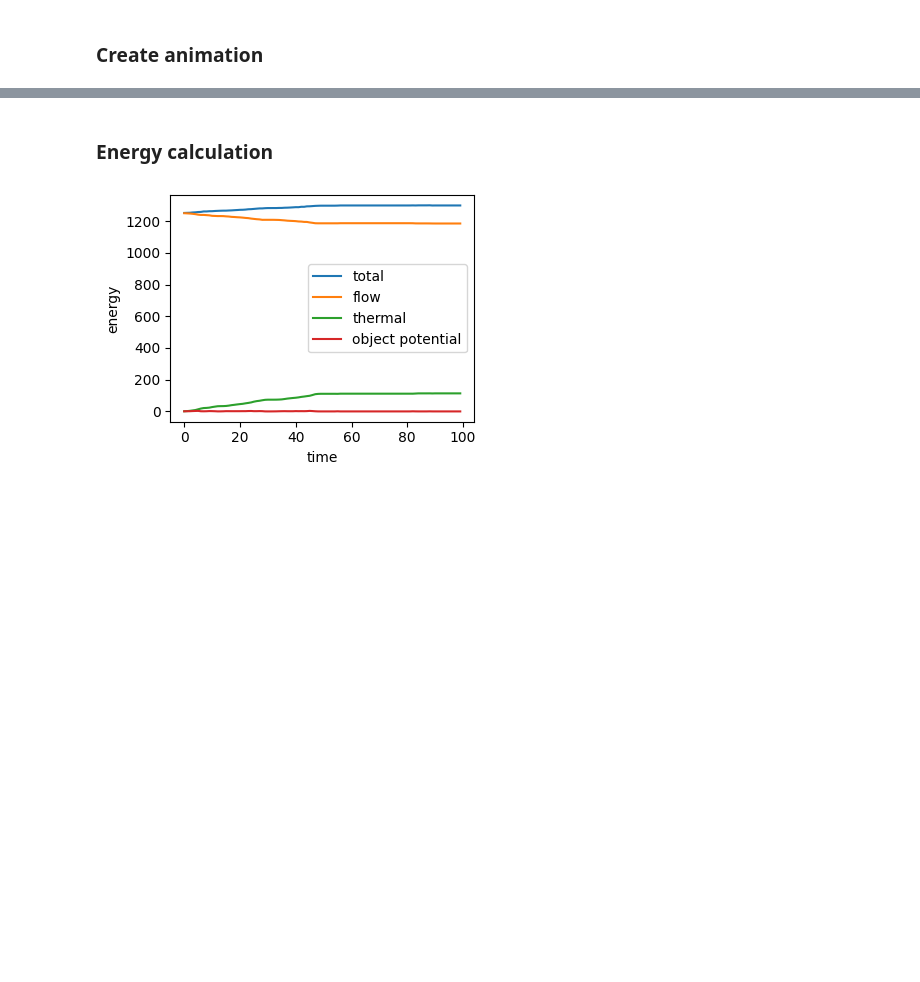
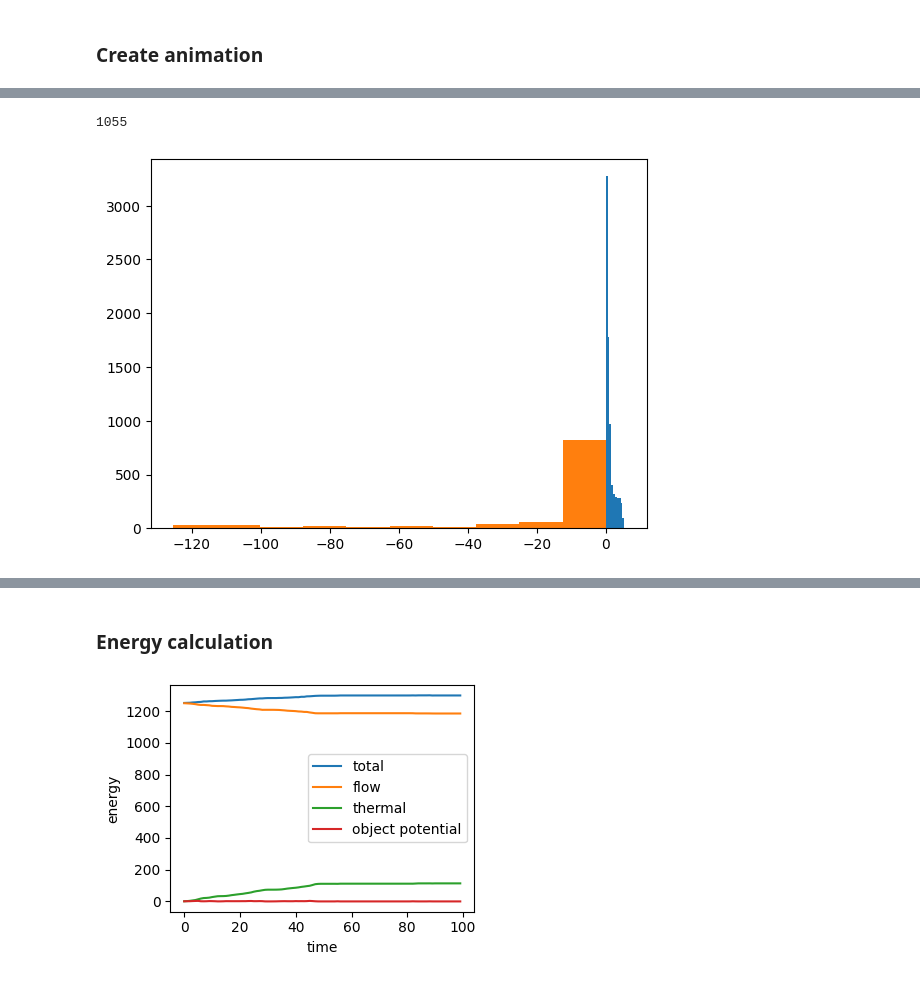
Before and after one commit to slagnews/drag_sph, a Jupyter notebook: cpp_test.ipynb, the cells around one changed output, grey strips where cells are left out. Drawn from its saved outputs; the diff is of its cells as text; code cells hidden in the pictures; blank space fills up the shorter version.

```diff
--- a/cpp_test.ipynb
+++ b/cpp_test.ipynb
@@ -78,0 +121,9 @@ frame 10 of 10 done!
+# %%
+idx = 50
+fig, ax = plt.subplots()
+ax.hist(positions[idx][:,0][positions[idx][:,0]>0])
+ax.hist(positions[idx][:,0][positions[idx][:,0]<0])
+print(len(positions[idx][:,0][positions[idx][:,0]<0]))
+# %% [output]
+1055
+[figure, added]
```
Also changed, not shown: parts of 8 cells of this notebook, 2 other files.
